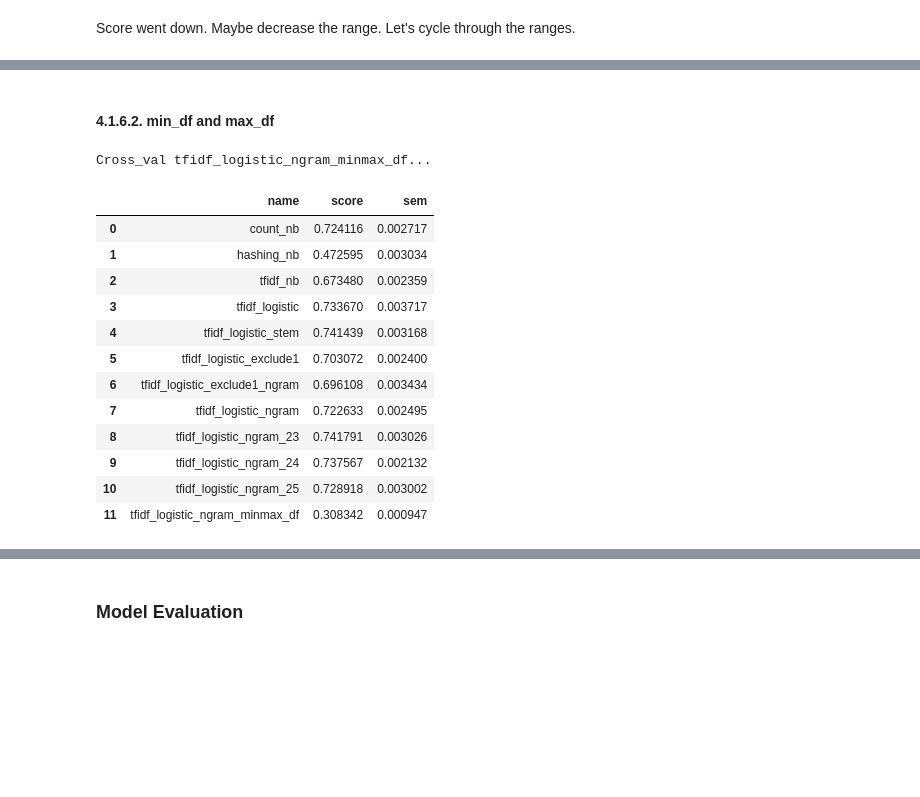
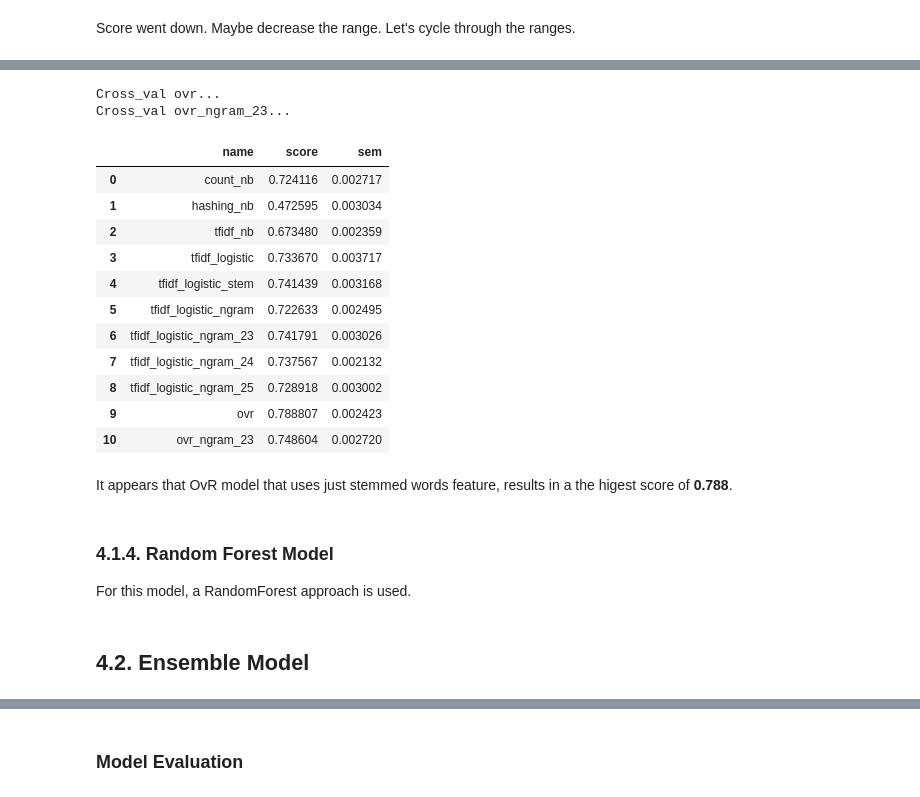
Before and after one commit to bluegrapes/DAT8Coursework, a Jupyter notebook: project2/code/README.ipynb, the cells around one changed output, grey strips where cells are left out. Saved outputs shown, nothing was run; the diff lists cells and outputs as text; code cells hidden in the pictures; blank space fills up the shorter version.

```diff
--- a/project2/code/README.ipynb
+++ b/project2/code/README.ipynb
@@ -559,0 +507,38 @@ It appears TFIDF with LogisticRegression, with stemmed ingredientns and 2,3 ngra
+# %%
+# evaluating one versus the rest model
+models = [
+    ('ovr',
+        Pipeline([('vect', TfidfVectorizer(strip_accents='unicode')),
+                  ('clf', OneVsRestClassifier(LinearSVC(random_state=0)))
+                 ])
+    ),
+    ('ovr_ngram_23',
+        Pipeline([('vect', TfidfVectorizer(strip_accents='unicode', ngram_range=(2,3))),
+                  ('clf', OneVsRestClassifier(LinearSVC(random_state=0)))
+                 ])
+    ),
+]
+predOvr = cross_val_models(models, X, y, 5)
+predDf = predDf.append(predOvr, ignore_index=True)
+predDf
+# %% [output]
+Cross_val ovr...
+Cross_val ovr_ngram_23...
+|  | name | score | sem |
+| 0 | count_nb | 0.724116 | 0.002717 |
+| 1 | hashing_nb | 0.472595 | 0.003034 |
+| 2 | tfidf_nb | 0.673480 | 0.002359 |
+| 3 | tfidf_logistic | 0.733670 | 0.003717 |
+| 4 | tfidf_logistic_stem | 0.741439 | 0.003168 |
+| 5 | tfidf_logistic_ngram | 0.722633 | 0.002495 |
+| 6 | tfidf_logistic_ngram_23 | 0.741791 | 0.003026 |
+| 7 | tfidf_logistic_ngram_24 | 0.737567 | 0.002132 |
+| 8 | tfidf_logistic_ngram_25 | 0.728918 | 0.003002 |
+| 9 | ovr | 0.788807 | 0.002423 |
+| 10 | ovr_ngram_23 | 0.748604 | 0.002720 |
+# %% [markdown]
+It appears that OvR model that uses just stemmed words feature, results in a the higest score of **0.788**.
+# %% [markdown]
+### 4.1.4. Random Forest Model
+
+For this model, a RandomForest approach is used.
@@ -560,29 +558,2 @@ It appears TFIDF with LogisticRegression, with stemmed ingredientns and 2,3 ngra
 # %% [markdown]
-#### 4.1.6.2. min_df and max_df
+## 4.2. Ensemble Model
-# %%
-# let's try 0.1 min_df, and 0.9 max_df
-models = [
-    ('tfidf_logistic_ngram_minmax_df',
-        Pipeline([('vect', TfidfVectorizer(strip_accents='unicode', ngram_range=(2,6), min_df=0.1, max_df=0.9)),
-                  ('clf', LogisticRegression(C=1e9))
-                 ])
-    ),
-]
-predMinMaxDf = cross_val_models(models, X, y, 5)
-predDf = predDf.append(predMinMaxDf, ignore_index=True)
-predDf
-# %% [output]
-Cross_val tfidf_logistic_ngram_minmax_df...
-|  | name | score | sem |
-| 0 | count_nb | 0.724116 | 0.002717 |
-| 1 | hashing_nb | 0.472595 | 0.003034 |
-| 2 | tfidf_nb | 0.673480 | 0.002359 |
-| 3 | tfidf_logistic | 0.733670 | 0.003717 |
-| 4 | tfidf_logistic_stem | 0.741439 | 0.003168 |
-| 5 | tfidf_logistic_exclude1 | 0.703072 | 0.002400 |
-| 6 | tfidf_logistic_exclude1_ngram | 0.696108 | 0.003434 |
-| 7 | tfidf_logistic_ngram | 0.722633 | 0.002495 |
-| 8 | tfidf_logistic_ngram_23 | 0.741791 | 0.003026 |
-| 9 | tfidf_logistic_ngram_24 | 0.737567 | 0.002132 |
-| 10 | tfidf_logistic_ngram_25 | 0.728918 | 0.003002 |
-| 11 | tfidf_logistic_ngram_minmax_df | 0.308342 | 0.000947 |
```
Also changed, not shown: parts of 28 cells of this notebook, 2 other files.
